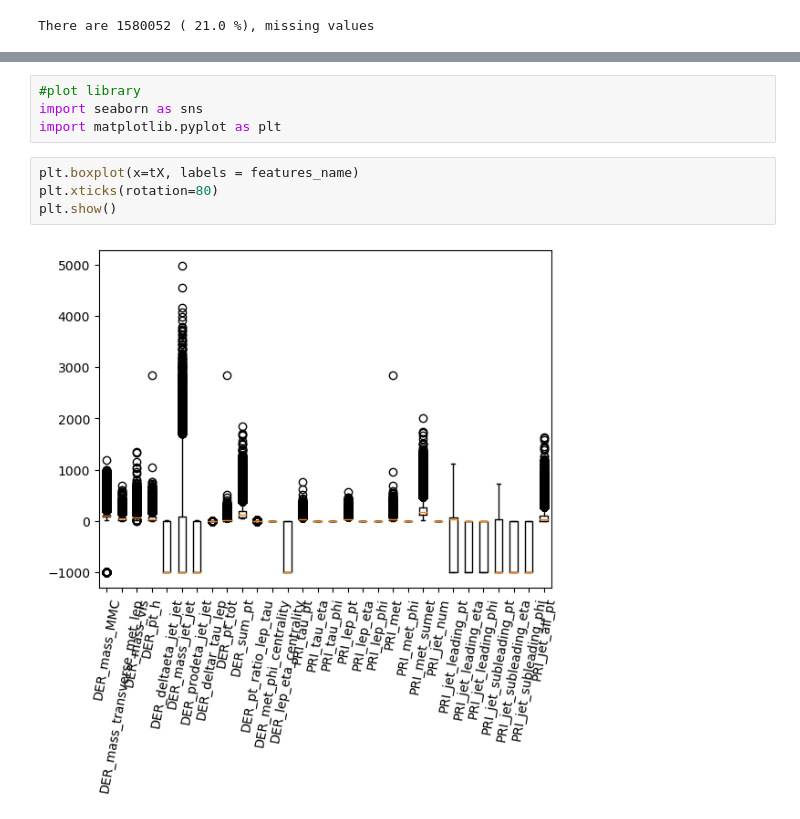
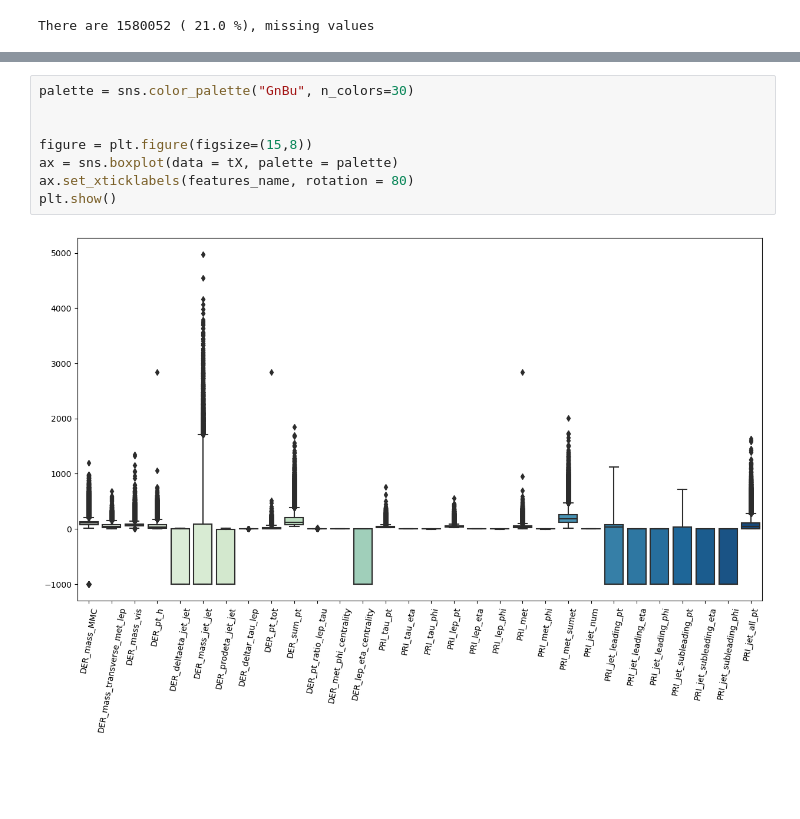
Before and after one commit to Alicia-max/ML--Binary-classification_Higgs-boson-competition, a Jupyter notebook: project/visu.ipynb, the cells around one changed output, grey strips where cells are left out. Drawn from its saved outputs; the diff is of its cells as text; blank space fills up the shorter version.

```diff
--- a/project/visu.ipynb
+++ b/project/visu.ipynb
@@ -58,10 +43,10 @@ print(features_name)
-# %%
-#plot library
-import seaborn as sns
-import matplotlib.pyplot as plt
-# %%
-plt.boxplot(x=tX, labels = features_name)
-plt.xticks(rotation=80)
-plt.show()
-# %% [output]
-[figure, removed]
+# %%
+palette = sns.color_palette("GnBu", n_colors=30)
+
+
+figure = plt.figure(figsize=(15,8))
+ax = sns.boxplot(data = tX, palette = palette)
+ax.set_xticklabels(features_name, rotation = 80)
+plt.show()
+# %% [output]
+[figure, added]
```
Also changed, not shown: parts of 11 cells of this notebook, 1 other file.
